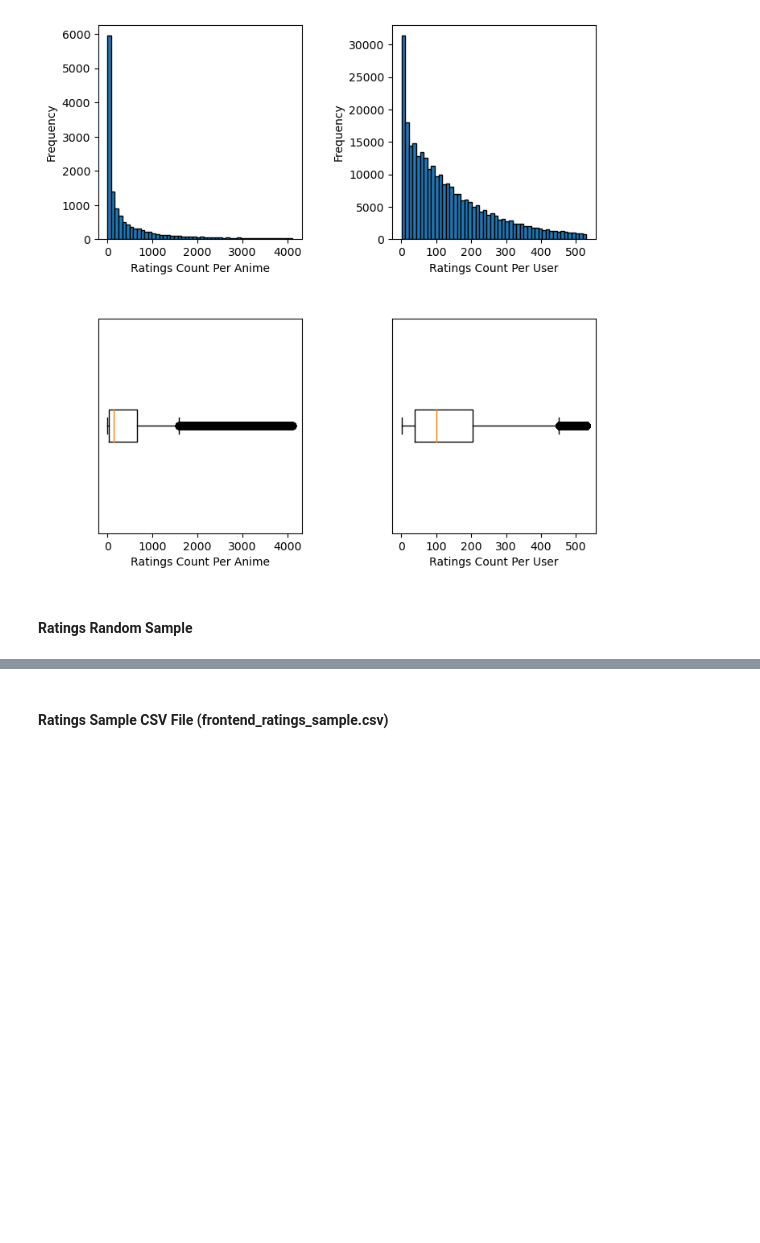
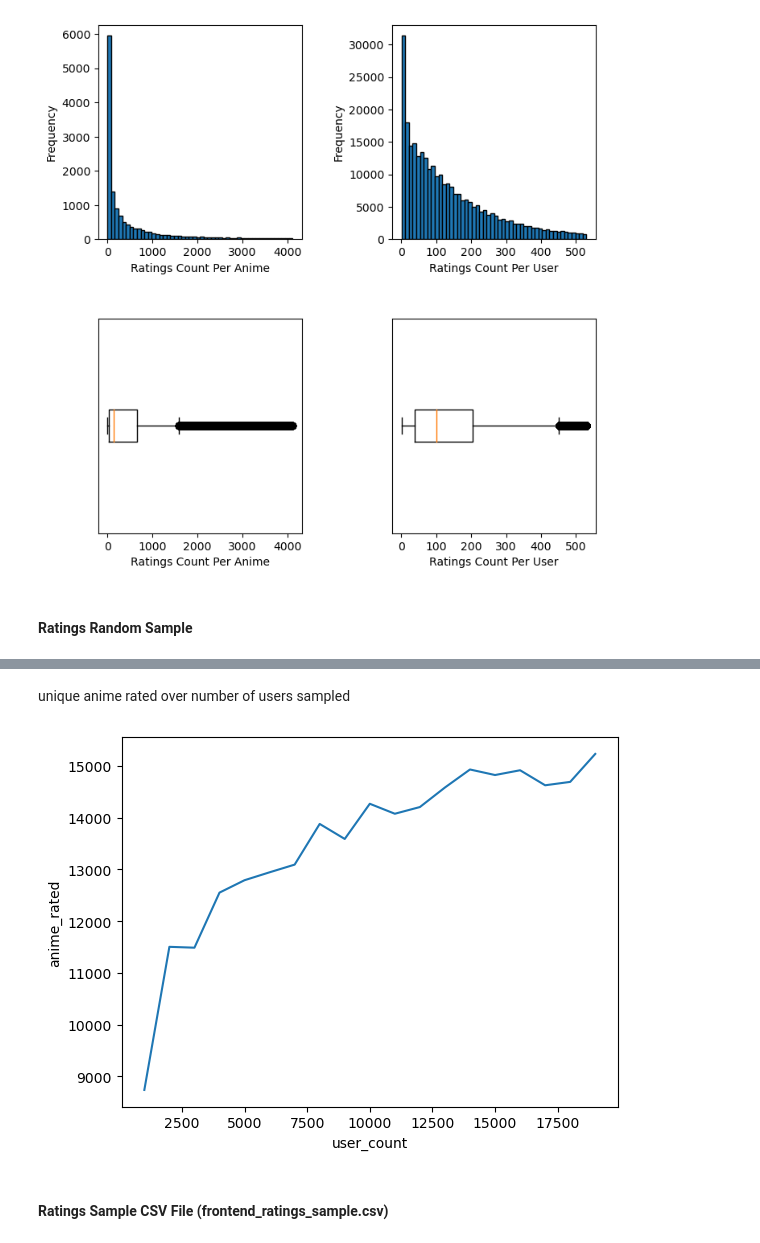
Before and after one commit to JayGus20/171Group10Project, a Jupyter notebook: ProjectCode.ipynb, the cells around one changed output, grey strips where cells are left out. Drawn from its saved outputs; the diff is of its cells as text; code cells hidden in the pictures; blank space fills up the shorter version.

```diff
--- a/ProjectCode.ipynb
+++ b/ProjectCode.ipynb
@@ -229,3 +229,22 @@ plot_distributions(ratings_sample, outliers=False)
+# %% [markdown]
+unique anime rated over number of users sampled
+# %%
+unique_anime_rated = pd.DataFrame(columns = ['user_count', 'anime_rated'])
+
+for i in range(1000, 20000, 1000):
+    count = 0
+    for j in range(1,6):
+        plot_sample = sample_n_user_ratings(ratings_df, i)
+        animeRated = len(plot_sample['anime_id'].unique())
+        count += animeRated
+    count /= 5
+
+    unique_anime_rated.loc[len(unique_anime_rated)] = [i, count]
+
+sns.lineplot(x='user_count', y='anime_rated', data=unique_anime_rated, markers='o')
+plt.show()
+# %% [output]
+[figure, added]
 # %% [markdown]
 #### Ratings Sample CSV File (frontend_ratings_sample.csv)
 # %%
```
Also changed, not shown: parts of 14 cells of this notebook, 1 other file.
